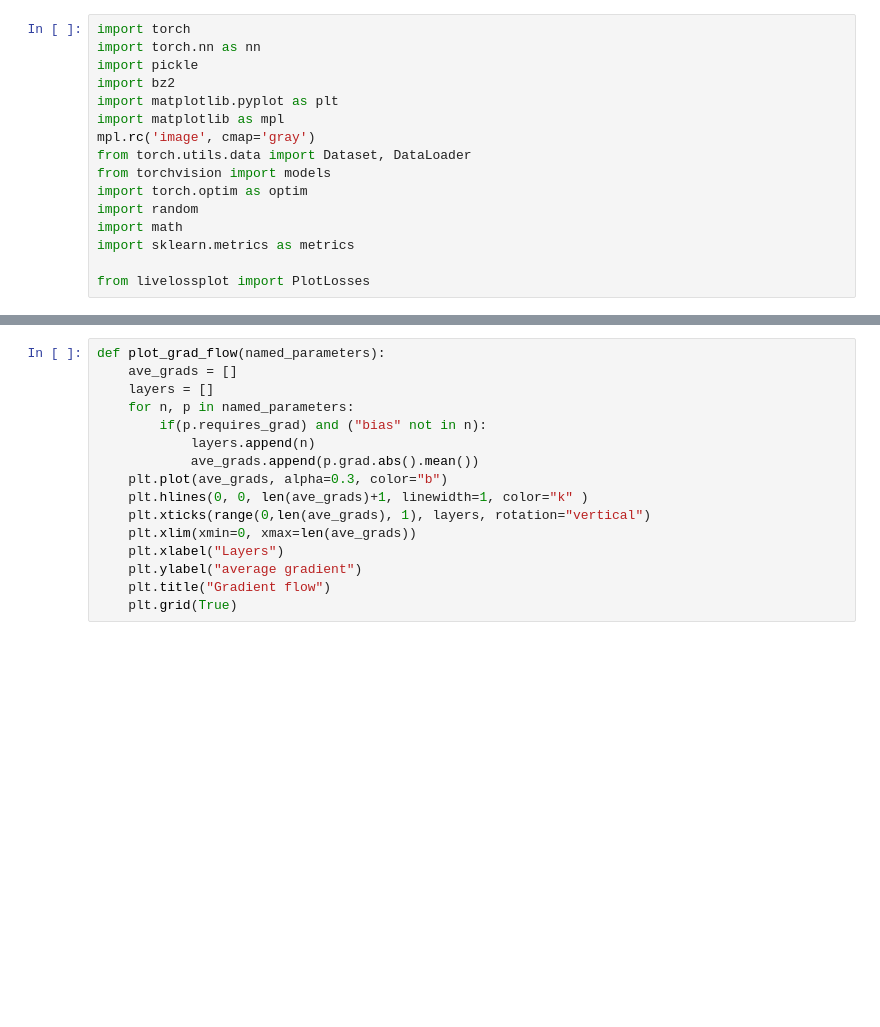
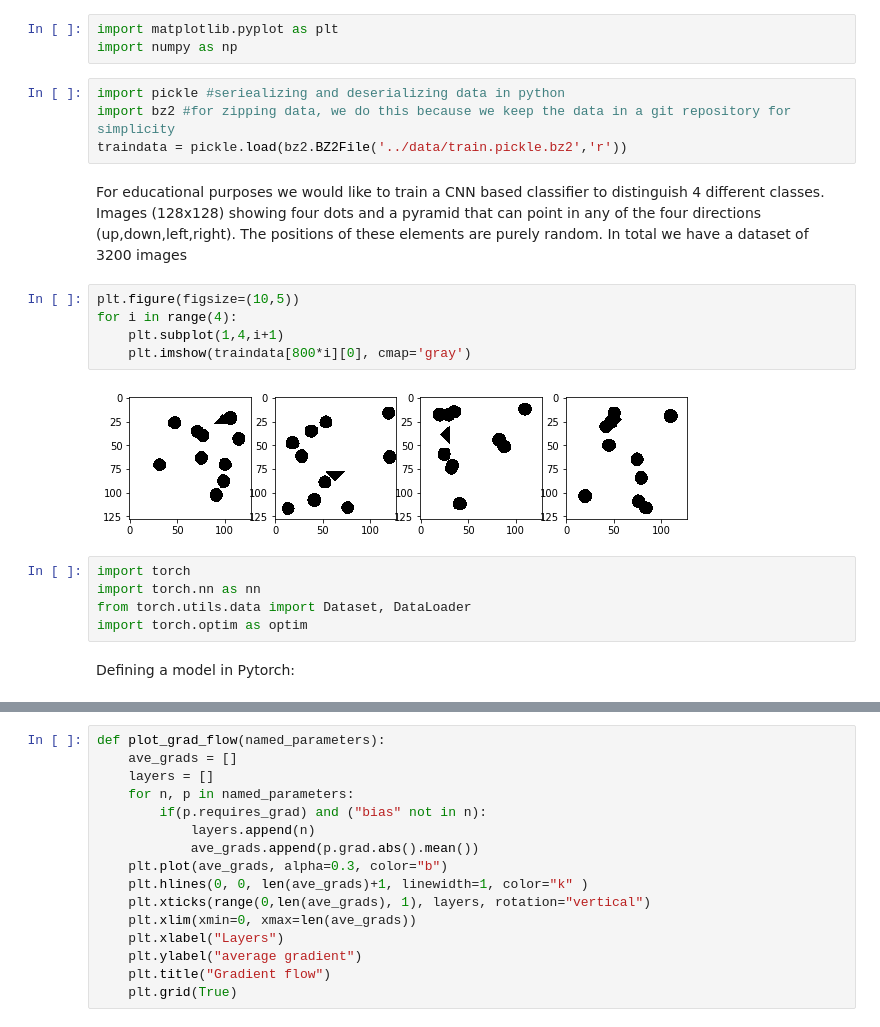
Before and after one commit to arechberger/model_lookilooki, a Jupyter notebook: notebooks/training.ipynb, the cells around one changed output, grey strips where cells are left out. Cells and saved outputs as stored; diff of their text form; blank space fills up the shorter version.

```diff
--- a/notebooks/training.ipynb
+++ b/notebooks/training.ipynb
@@ -1,18 +8,25 @@
+# %%
+import matplotlib.pyplot as plt
+import numpy as np
+# %%
+import pickle #seriealizing and deserializing data in python
+import bz2 #for zipping data, we do this because we keep the data in a git repository for simplicity
+traindata = pickle.load(bz2.BZ2File('../data/train.pickle.bz2','r'))
+# %% [markdown]
+For educational purposes we would like to train a CNN based classifier to distinguish 4 different classes. Images (128x128) showing four dots and a pyramid that can point in any of the four directions (up,down,left,right). The positions of these elements are purely random. In total we have a dataset of 3200 images
+# %%
+plt.figure(figsize=(10,5))
+for i in range(4):
+    plt.subplot(1,4,i+1)
+    plt.imshow(traindata[800*i][0], cmap='gray')
+# %% [output]
+[figure, added]
 # %%
 import torch
 import torch.nn as nn
-import pickle
-import bz2
-import matplotlib.pyplot as plt
-import matplotlib as mpl
-mpl.rc('image', cmap='gray')
 from torch.utils.data import Dataset, DataLoader
-from torchvision import models
 import torch.optim as optim
-import random
-import math
-import sklearn.metrics as metrics
-
-from livelossplot import PlotLosses
+# %% [markdown]
+Defining a model in Pytorch:
 # %%
 class LukeConvBlock(nn.Module):
```
Also changed, not shown: parts of 24 cells of this notebook, 7 other files.
